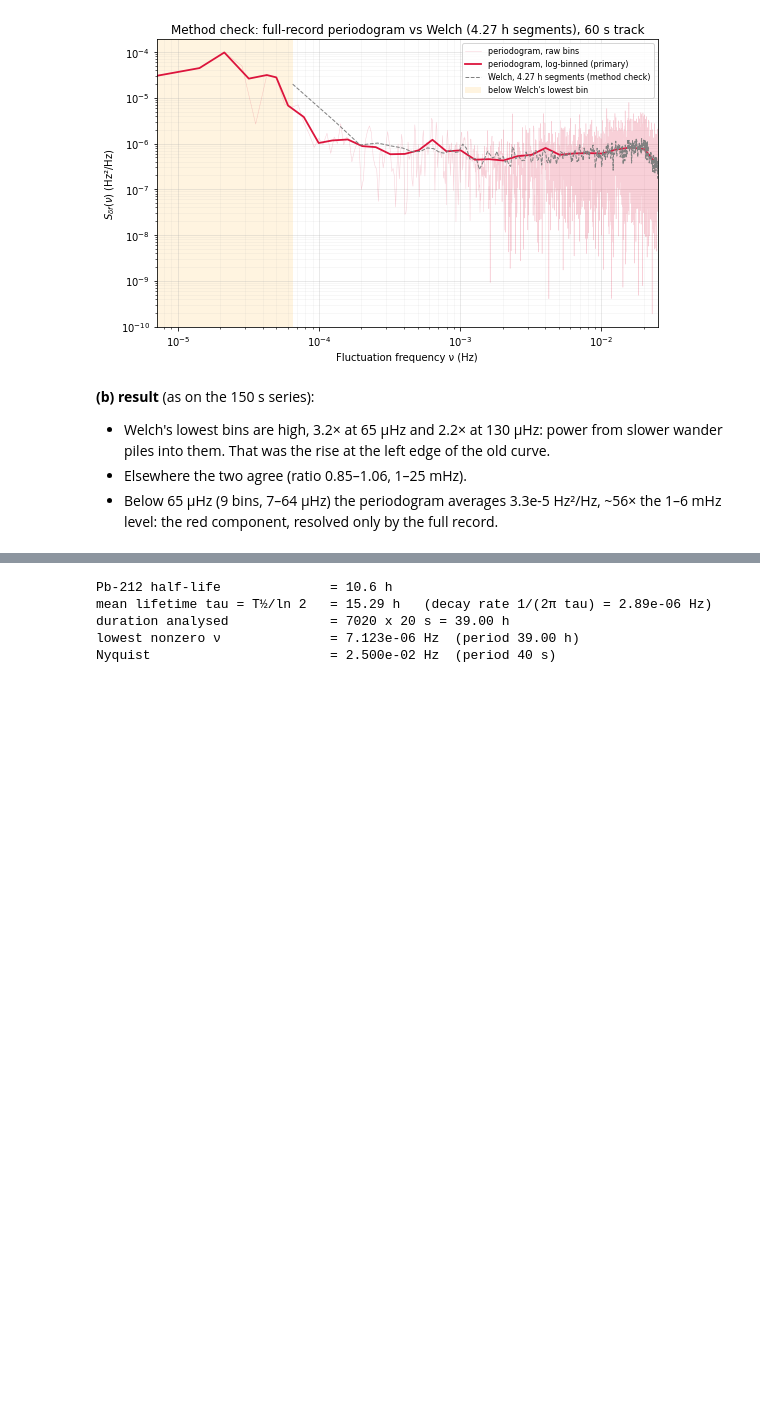
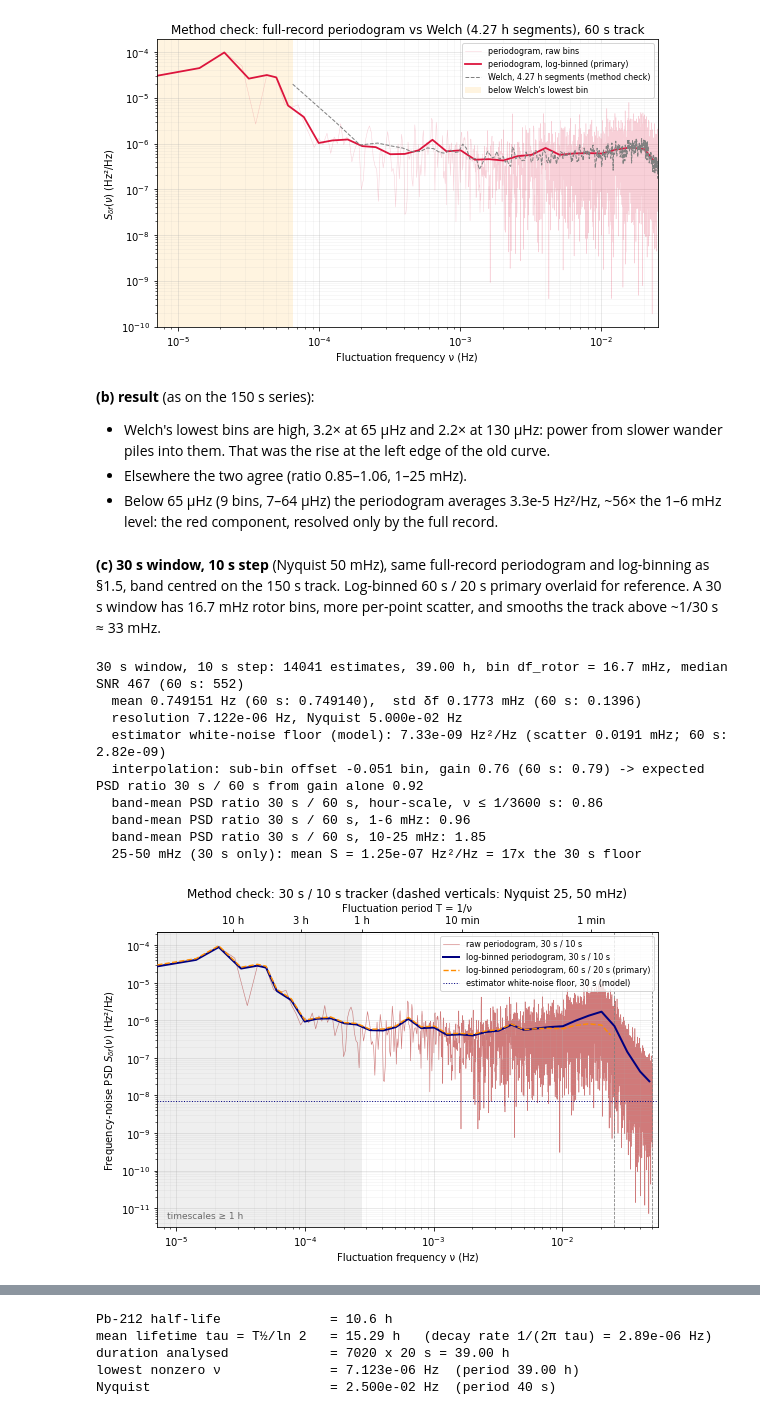
Before and after one commit to Moore-Lab/Decay-Sail, a Jupyter notebook: analysis/noise_budget_20260911.ipynb, the cells around one changed output, grey strips where cells are left out. Drawn from its saved outputs; the diff is of its cells as text; code cells hidden in the pictures; blank space fills up the shorter version.

```diff
--- a/analysis/noise_budget_20260911.ipynb
+++ b/analysis/noise_budget_20260911.ipynb
@@ -861,3 +861,68 @@ periodogram below Welch's lowest bin (9 bins, 7.1-64.1 µHz): mean 3.31e-05 Hz²
 - Elsewhere the two agree (ratio 0.85–1.06, 1–25 mHz).
 - Below 65 µHz (9 bins, 7–64 µHz) the periodogram averages 3.3e-5 Hz²/Hz, ~56× the 1–6 mHz level:
   the red component, resolved only by the full record.
+# %% [markdown]
+**(c) 30 s window, 10 s step** (Nyquist 50 mHz), same full-record periodogram and log-binning as §1.5,
+band centred on the 150 s track. Log-binned 60 s / 20 s primary overlaid for reference. A 30 s window
+has 16.7 mHz rotor bins, more per-point scatter, and smooths the track above ~1/30 s ≈ 33 mHz.
+# %%
+WIN_V, STEP_V = 30.0, 10.0
+T_30, R_30, F_30, SNR_30 = track_rotor(WIN_V, step=STEP_V, guide=True)
+m30 = ((T_30 - T_REF)/3600 >= WIN_H[0]) & ((T_30 - T_REF)/3600 <= WIN_H[1])
+t_30, f_30 = T_30[m30], F_30[m30]
+assert abs(f_30.mean() - f0) < 1e-3, '30 s track is not on the 1.498 Hz line'
+assert np.allclose(np.diff(t_30), STEP_V), 'uneven cadence'
+fs_30 = 1/np.median(np.diff(t_30))
+d_30 = f_30 - f_30.mean()
+nu_30, S_30 = periodogram(d_30, fs=fs_30, window='hann', detrend=False)
+nu_30_lb, S_30_lb, _ = log_bin(nu_30, S_30)
+
+snr_30 = np.median(SNR_30[m30])
+sd_30 = sim_scatter(WIN_V, f_30.mean()*DIVISOR, snr_30)
+floor_30 = 2*sd_30**2/fs_30
+dfo_30 = fs16/int(WIN_V*fs16)
+off_30 = ((f_30 - R_30[m30])/(dfo_30/DIVISOR)).mean()
+g_30 = np.interp(np.interp(off_30, d_true + bias, d_true), d_true, gain)
+
+print(f'{WIN_V:.0f} s window, {STEP_V:.0f} s step: {len(f_30)} estimates, {len(d_30)/fs_30/3600:.2f} h, '
+      f'bin df_rotor = {dfo_30/DIVISOR*1e3:.1f} mHz, median SNR {snr_30:.0f} (60 s: {snr_60:.0f})')
+print(f'  mean {f_30.mean():.6f} Hz (60 s: {f0:.6f}),  std δf {d_30.std()*1e3:.4f} mHz (60 s: {delta_f.std()*1e3:.4f})')
+print(f'  resolution {nu_30[1]:.3e} Hz, Nyquist {fs_30/2:.3e} Hz')
+print(f'  estimator white-noise floor (model): {floor_30:.2e} Hz²/Hz (scatter {sd_30*1e3:.4f} mHz; 60 s: {floor_60:.2e})')
+print(f'  interpolation: sub-bin offset {off_30:+.3f} bin, gain {g_30:.2f} (60 s: {g_60:.2f}) '
+      f'-> expected PSD ratio 30 s / 60 s from gain alone {(g_30/g_60)**2:.2f}')
+for lo, hi, lab in ((nu_p[1], 1/3600, 'hour-scale, ν ≤ 1/3600 s'), (1e-3, 6e-3, '1-6 mHz'), (10e-3, 25e-3, '10-25 mHz')):
+    r = S_30[band(nu_30, lo, hi)].mean()/S_df[band(nu_p, lo, hi)].mean()
+    print(f'  band-mean PSD ratio 30 s / 60 s, {lab}: {r:.2f}')
+b = band(nu_30, 25e-3, 50e-3)
+print(f'  25-50 mHz (30 s only): mean S = {S_30[b].mean():.2e} Hz²/Hz = {S_30[b].mean()/floor_30:.0f}x the 30 s floor')
+
+fig, ax = plt.subplots(figsize=(8, 5.5))
+ax.loglog(nu_30[1:], S_30[1:], color='firebrick', lw=0.6, alpha=0.6, zorder=1, label='raw periodogram, 30 s / 10 s')
+ax.loglog(nu_30_lb, S_30_lb, color='navy', lw=2.0, zorder=3, label='log-binned periodogram, 30 s / 10 s')
+ax.loglog(nu_lb, S_lb, color='darkorange', lw=1.4, ls='--', zorder=4, label='log-binned periodogram, 60 s / 20 s (primary)')
+ax.axhline(floor_30, color='navy', ls=':', lw=1, label='estimator white-noise floor, 30 s (model)')
+for x in (fs_p/2, fs_30/2): ax.axvline(x, color='gray', lw=0.8, ls='--')
+ax.set_xlim(nu_30[1], fs_30/2*1.1)
+ax.axvspan(nu_30[1], 1/3600, color='gray', alpha=0.12, lw=0)
+ax.text(0.02, 0.03, 'timescales ≥ 1 h', transform=ax.transAxes, fontsize=9, color='dimgray')
+ax.set_xlabel('Fluctuation frequency ν (Hz)')
+ax.set_ylabel('Frequency-noise PSD $S_{\\delta f}(\\nu)$ (Hz²/Hz)')
+ax.set_title('Method check: 30 s / 10 s tracker (dashed verticals: Nyquist 25, 50 mHz)')
+ax.grid(which='major', alpha=0.35); ax.grid(which='minor', alpha=0.12); ax.legend(fontsize=8, loc='upper right')
+top = ax.secondary_xaxis('top', functions=(inv, inv))
+per = [(60, '1 min'), (600, '10 min'), (3600, '1 h'), (3*3600, '3 h'), (10*3600, '10 h')]
+top.set_xticks([p for p, _ in per]); top.set_xticklabels([l for _, l in per])
+top.xaxis.set_minor_locator(plt.NullLocator()); top.set_xlabel('Fluctuation period T = 1/ν')
+plt.tight_layout(); plt.show()
+# %% [output]
+30 s window, 10 s step: 14041 estimates, 39.00 h, bin df_rotor = 16.7 mHz, median SNR 467 (60 s: 552)
+  mean 0.749151 Hz (60 s: 0.749140),  std δf 0.1773 mHz (60 s: 0.1396)
+  resolution 7.122e-06 Hz, Nyquist 5.000e-02 Hz
+  estimator white-noise floor (model): 7.33e-09 Hz²/Hz (scatter 0.0191 mHz; 60 s: 2.82e-09)
+  interpolation: sub-bin offset -0.051 bin, gain 0.76 (60 s: 0.79) -> expected PSD ratio 30 s / 60 s from gain alone 0.92
+  band-mean PSD ratio 30 s / 60 s, hour-scale, ν ≤ 1/3600 s: 0.86
+  band-mean PSD ratio 30 s / 60 s, 1-6 mHz: 0.96
+  band-mean PSD ratio 30 s / 60 s, 10-25 mHz: 1.85
+  25-50 mHz (30 s only): mean S = 1.25e-07 Hz²/Hz = 17x the 30 s floor
+[figure, added]
```
Also changed, not shown: parts of 24 cells of this notebook.
